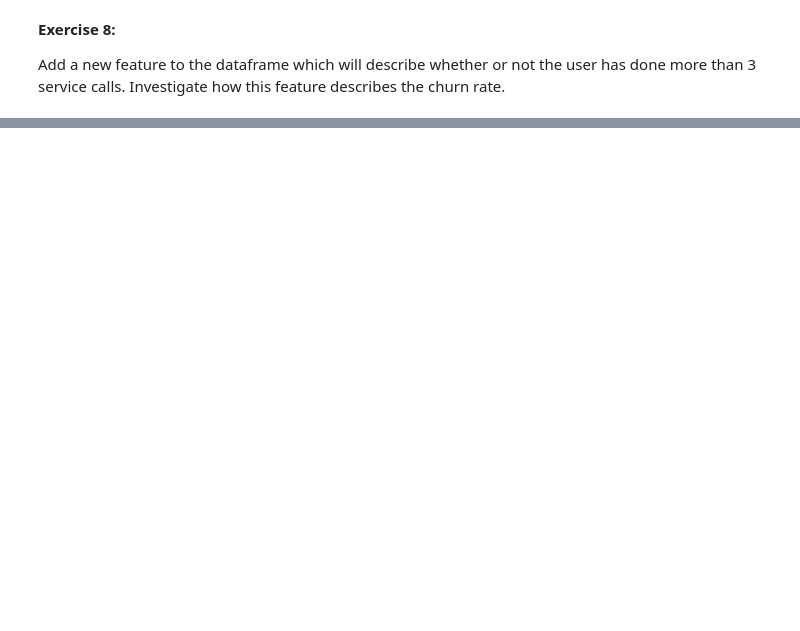
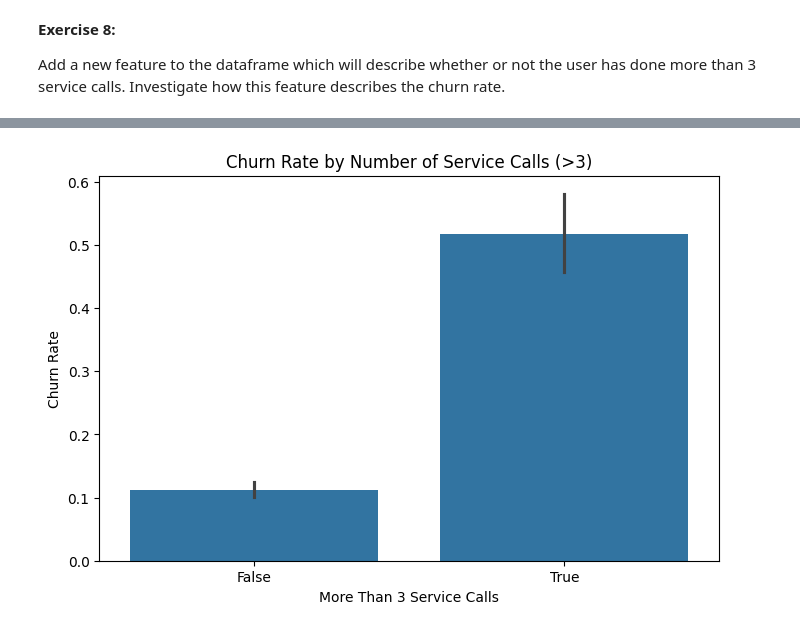
Before and after one commit to mohiuddinshahrukh/ML_LAB_0, a Jupyter notebook: Lab01_pandas_and_matplotlib.ipynb, the cells around one changed output, grey strips where cells are left out. Cells and saved outputs as stored; diff of their text form; code cells hidden in the pictures; blank space fills up the shorter version.

```diff
--- a/Lab01_pandas_and_matplotlib.ipynb
+++ b/Lab01_pandas_and_matplotlib.ipynb
@@ -154,0 +401,8 @@ Add a new feature to the dataframe which will describe whether or not the user h
+# %%
+sns.barplot(x='Many_service_calls', y='Churn', data=df)
+plt.title("Churn Rate by Number of Service Calls (>3)")
+plt.xlabel("More Than 3 Service Calls")
+plt.ylabel("Churn Rate")
+plt.show()
+# %% [output]
+[figure, added]
```
Also changed, not shown: parts of 22 cells of this notebook.
